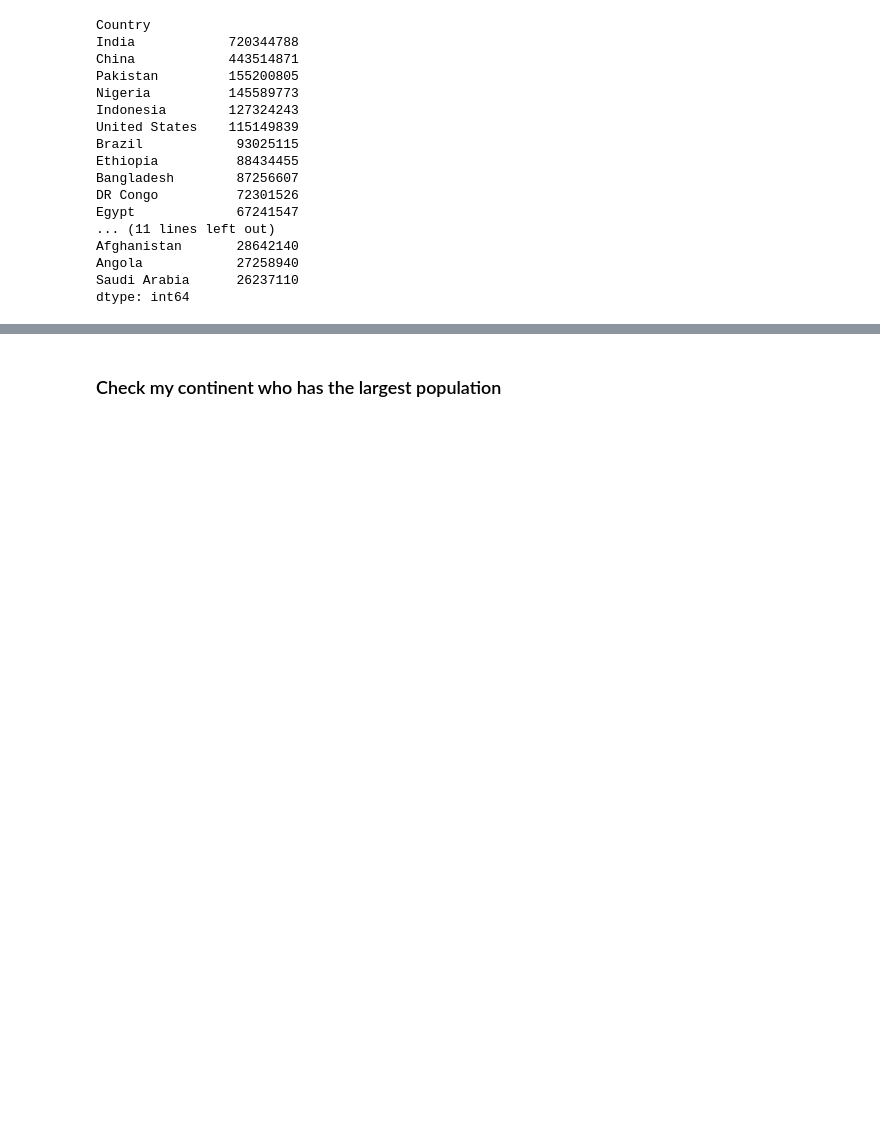
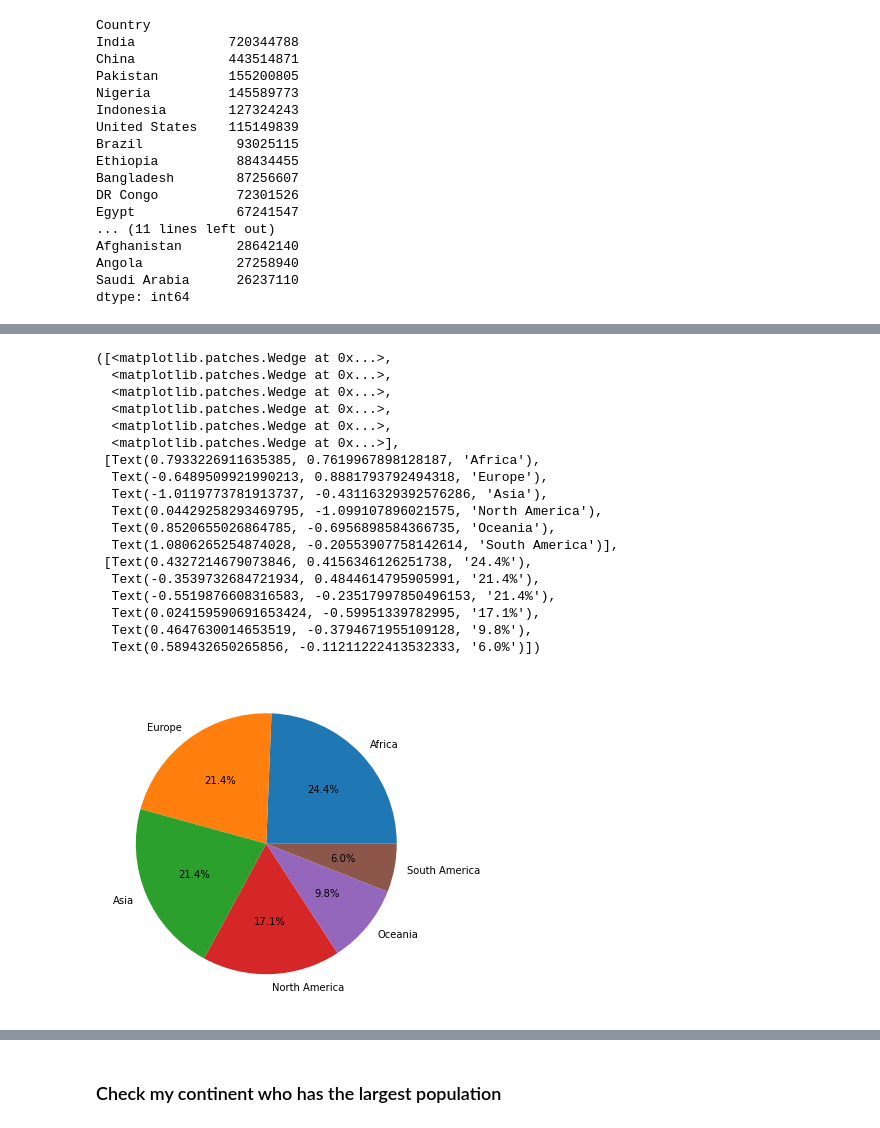
Before and after one commit to JoshuaShepard87/DSC550, a Jupyter notebook: JoshuaBurdenAssignment2-2.ipynb, the cells around one changed output, grey strips where cells are left out. Drawn from its saved outputs; the diff is of its cells as text; code cells hidden in the pictures; blank space fills up the shorter version.

```diff
--- a/JoshuaBurdenAssignment2-2.ipynb
+++ b/JoshuaBurdenAssignment2-2.ipynb
@@ -101,3 +110,27 @@ dtype: int64
+# %%
+plt.subplots(figsize=(6,6))
+plt.pie(df['Continent'].value_counts(),labels=['Africa', 'Europe', 'Asia', 'North America', 'Oceania',
+       'South America'],autopct="%1.1f%%")
+# %% [output]
+([<matplotlib.patches.Wedge at 0x...>,
+  <matplotlib.patches.Wedge at 0x...>,
+  <matplotlib.patches.Wedge at 0x...>,
+  <matplotlib.patches.Wedge at 0x...>,
+  <matplotlib.patches.Wedge at 0x...>,
+  <matplotlib.patches.Wedge at 0x...>],
+ [Text(0.7933226911635385, 0.7619967898128187, 'Africa'),
+  Text(-0.6489509921990213, 0.8881793792494318, 'Europe'),
+  Text(-1.0119773781913737, -0.43116329392576286, 'Asia'),
+  Text(0.04429258293469795, -1.099107896021575, 'North America'),
+  Text(0.8520655026864785, -0.6956898584366735, 'Oceania'),
+  Text(1.0806265254874028, -0.20553907758142614, 'South America')],
+ [Text(0.4327214679073846, 0.4156346126251738, '24.4%'),
+  Text(-0.3539732684721934, 0.4844614795905991, '21.4%'),
+  Text(-0.5519876608316583, -0.23517997850496153, '21.4%'),
+  Text(0.024159590691653424, -0.59951339782995, '17.1%'),
+  Text(0.4647630014653519, -0.3794671955109128, '9.8%'),
+  Text(0.589432650265856, -0.11211222413532333, '6.0%')])
+[figure, added]
 # %%
 fig=px.bar(x=GROWTH.index,
        y=GROWTH.values,
```
Also changed, not shown: parts of 1 cell of this notebook.
